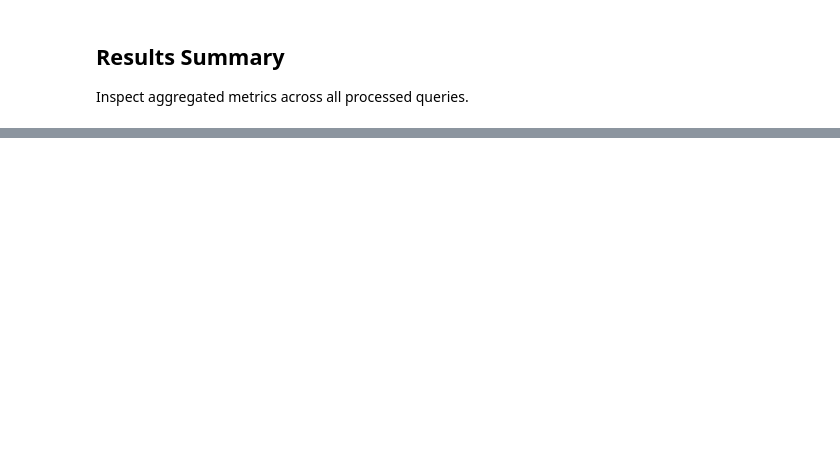
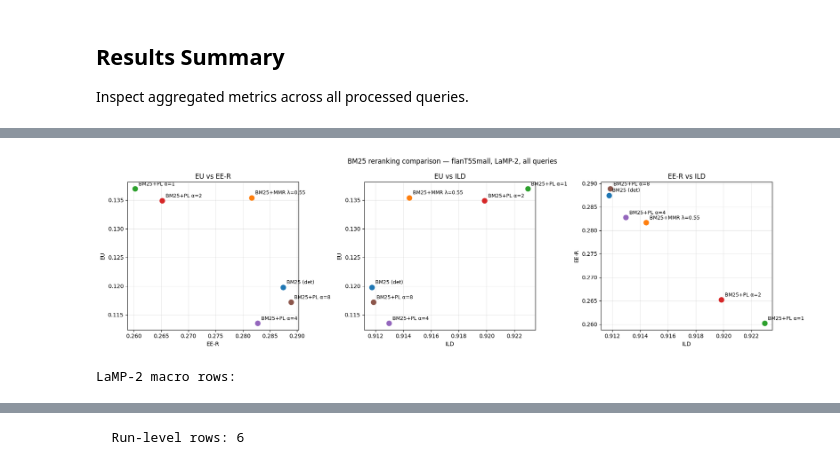
Before and after one commit to AviSimkin/Fair-RAG, a Jupyter notebook: fair_rag_experiment.ipynb, the cells around one changed output, grey strips where cells are left out. Cells and saved outputs as stored; diff of their text form; code cells hidden in the pictures; blank space fills up the shorter version.

```diff
--- a/fair_rag_experiment.ipynb
+++ b/fair_rag_experiment.ipynb
@@ -400,0 +612,29 @@ Loaded rows:
+# %%
+import matplotlib.pyplot as plt
+from framework import build_macro_comparison_rows, maybe_to_dataframe
+
+def _bm25_label(row):
+    m = row.get("rerank_method", "")
+    if m == "deterministic": return "BM25 (det)"
+    if m == "mmr": return f"BM25+MMR λ={row.get('mmr_lambda')}"
+    return f"BM25+PL α={row.get('pl_alpha')}"
+
+lamp2_macro_rows = build_macro_comparison_rows(lamp2_run_dirs)
+lamp2_macro_table = maybe_to_dataframe(lamp2_macro_rows)
+
+_p = [("ee_relevance","expected_utility","EE-R","EU"),("avg_ild_jaccard","expected_utility","ILD","EU"),("avg_ild_jaccard","ee_relevance","ILD","EE-R")]
+fig4, axes4 = plt.subplots(1, 3, figsize=(18, 5))
+fig4.suptitle("BM25 reranking comparison — flanT5Small, LaMP-2, all queries", fontsize=12)
+for ax, (xk, yk, xl, yl) in zip(axes4, _p):
+    for row in lamp2_macro_rows:
+        x, y = row.get(xk), row.get(yk)
+        if x is None or y is None: continue
+        ax.plot(x, y, marker="o", linestyle="None", markersize=9)
+        ax.annotate(_bm25_label(row), (x, y), textcoords="offset points", xytext=(6,6), fontsize=9)
+    ax.set_xlabel(xl); ax.set_ylabel(yl); ax.set_title(f"{yl} vs {xl}"); ax.grid(True, alpha=0.3)
+plt.tight_layout(); plt.show()
+print("LaMP-2 macro rows:"); display(format_macro_table_for_display(lamp2_macro_table))
+print(f"\n  Run-level rows: {len(lamp2_macro_rows)}")
+# %% [output]
+[figure, added]
+LaMP-2 macro rows:
@@ -400,0 +648 @@ Loaded rows:
+  Run-level rows: 6
```
Also changed, not shown: parts of 38 cells of this notebook, 9 other files.
